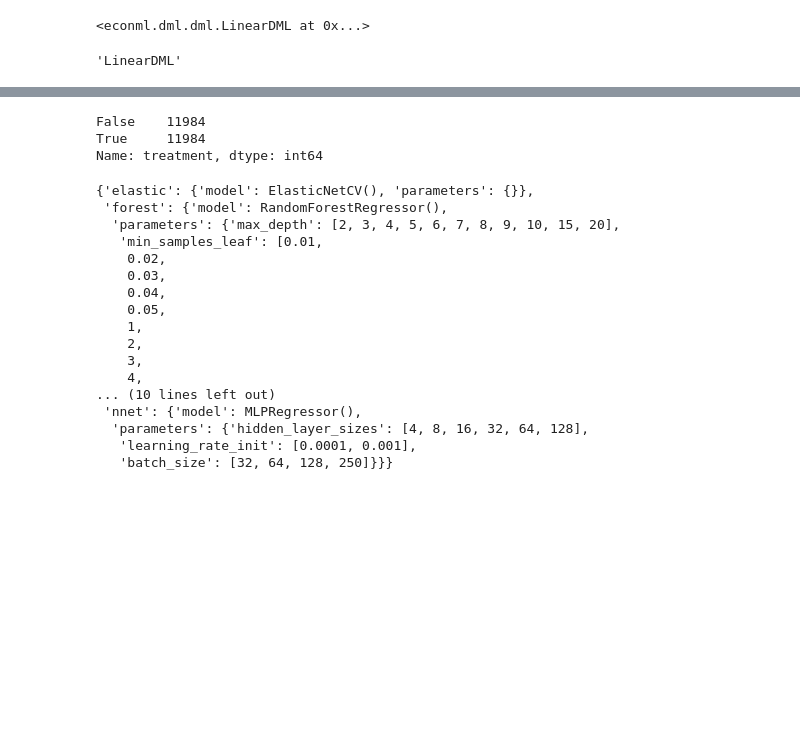
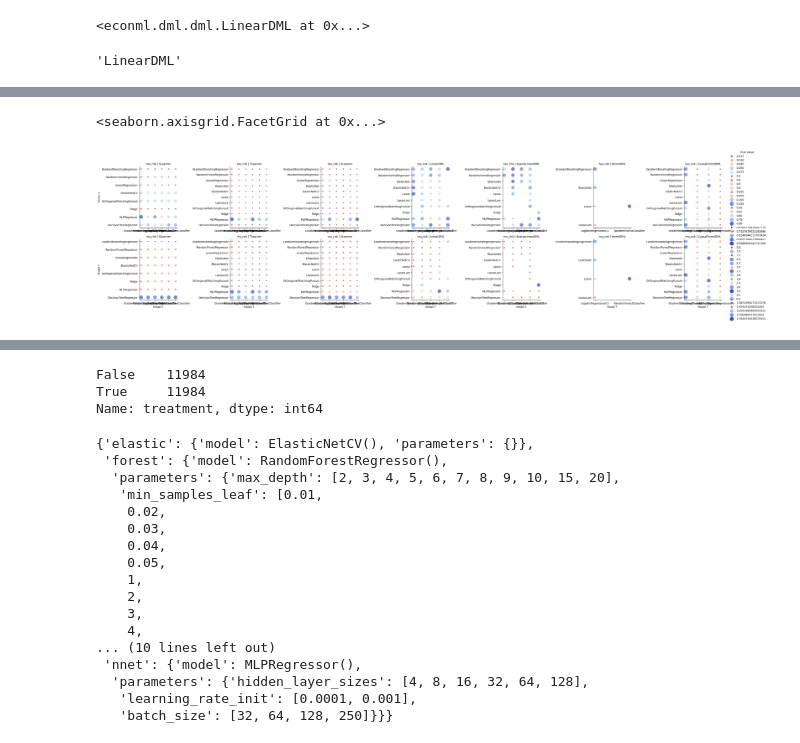
Before and after one commit to AnthonyCampbell208/hyperparameter_research, a Jupyter notebook: test.ipynb, the cells around one changed output, grey strips where cells are left out. Saved outputs shown, nothing was run; the diff lists cells and outputs as text; code cells hidden in the pictures; blank space fills up the shorter version.

Commit message:
Some plots and stuff

```diff
--- a/test.ipynb
+++ b/test.ipynb
@@ -132,0 +108,5 @@ Name: treatment, Length: 747, dtype: bool
+# %%
+import pandas as pd
+import matplotlib.pyplot as plt
+import seaborn as sns
+ihdp_results = pd.read_csv('results/ihdp_no_params_baselines.csv', index_col=None).drop(columns='Unnamed: 0',axis=1)
@@ -132,0 +123,2 @@ Name: treatment, Length: 747, dtype: bool
+# %%
+good_ihdp = ihdp_results[ihdp_results['tao_risk'] < 1].reset_index(drop=True)
@@ -132,0 +147,19 @@ Name: treatment, Length: 747, dtype: bool
+# %%
+df_relevant = good_ihdp[['causal_model_name', 'model_t', 'model_y', 'tao_risk', 'mu_risk']]
+df_melted = df_relevant.melt(id_vars=['causal_model_name', 'model_t', 'model_y'], var_name='risk_type', value_name='risk_value')
+
+# Create a FacetGrid with the causal model names as columns and separate plots for tao_risk and mu_risk
+g = sns.FacetGrid(df_melted, col='causal_model_name', row='risk_type', sharex=False, sharey=False, height=4, aspect=1.2)
+g.map_dataframe(sns.scatterplot, x='model_t', y='model_y', hue='risk_value', size='risk_value', sizes=(20, 200), alpha=0.7, palette='coolwarm_r')
+
+# Add a legend to the plots
+g.add_legend(title='Risk Value')
+
+# Set axis labels
+g.set_axis_labels("Model T", "Model Y")
+
+# Adjust the titles of each plot
+g.set_titles(col_template="{col_name}", row_template="{row_name}")
+# %% [output]
+<seaborn.axisgrid.FacetGrid at 0x...>
+[figure, added]
```
Also changed, not shown: parts of 25 cells of this notebook, 10 other files.
